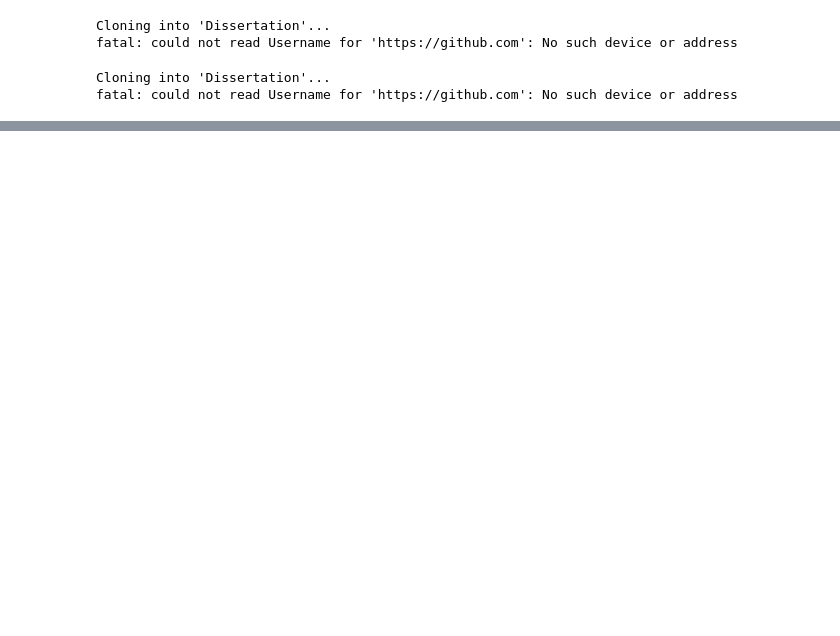
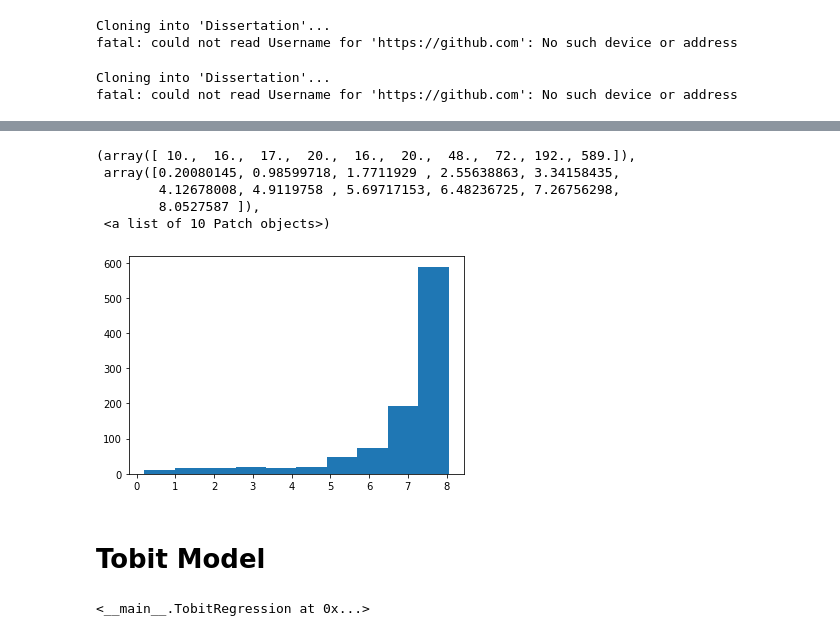
Before and after one commit to Siyuuuuuu/Dissert, a Jupyter notebook: Dissertation.ipynb, the cells around one changed output, grey strips where cells are left out. Saved outputs shown, nothing was run; the diff lists cells and outputs as text; code cells hidden in the pictures; blank space fills up the shorter version.

```diff
--- a/Dissertation.ipynb
+++ b/Dissertation.ipynb
@@ -88,0 +176,11 @@ import KTBoost.KTBoost as KTBoost
+# %%
+plt.hist(y_test)
+# %% [output]
+(array([ 10.,  16.,  17.,  20.,  16.,  20.,  48.,  72., 192., 589.]),
+ array([0.20080145, 0.98599718, 1.7711929 , 2.55638863, 3.34158435,
+        4.12678008, 4.9119758 , 5.69717153, 6.48236725, 7.26756298,
+        8.0527587 ]),
+ <a list of 10 Patch objects>)
+[figure, added]
+# %% [markdown]
+# Tobit Model
@@ -88,0 +289,6 @@ import KTBoost.KTBoost as KTBoost
+# %%
+tobit = TobitRegression(y, X, yl, yu)
+tobit.fit()
+tobit.beta_
+# %% [output]
+<__main__.TobitRegression at 0x...>
```
Also changed, not shown: parts of 23 cells of this notebook.
